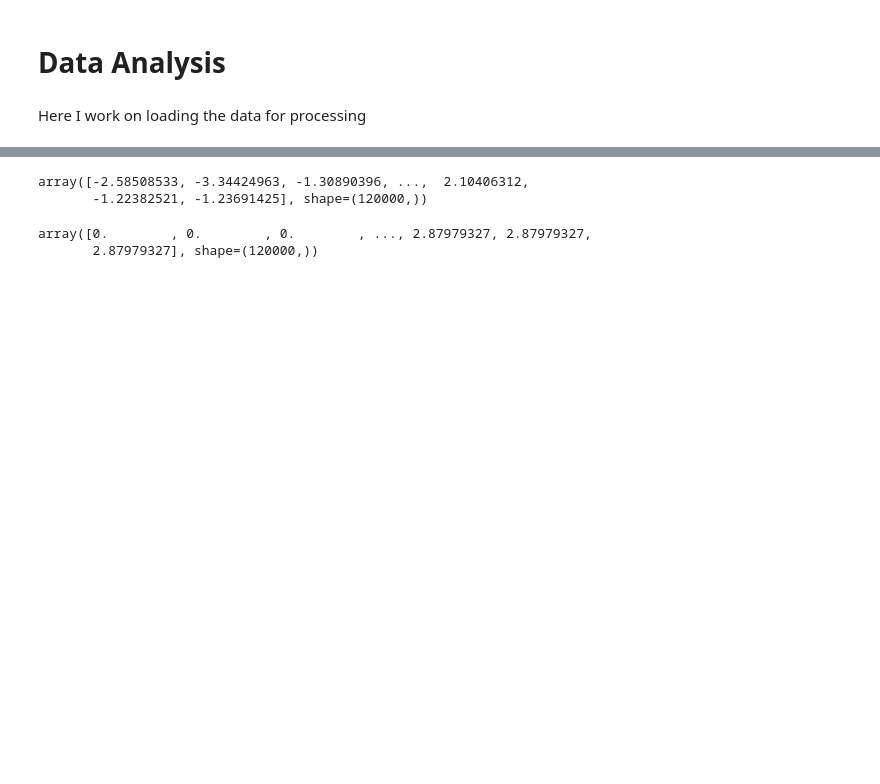
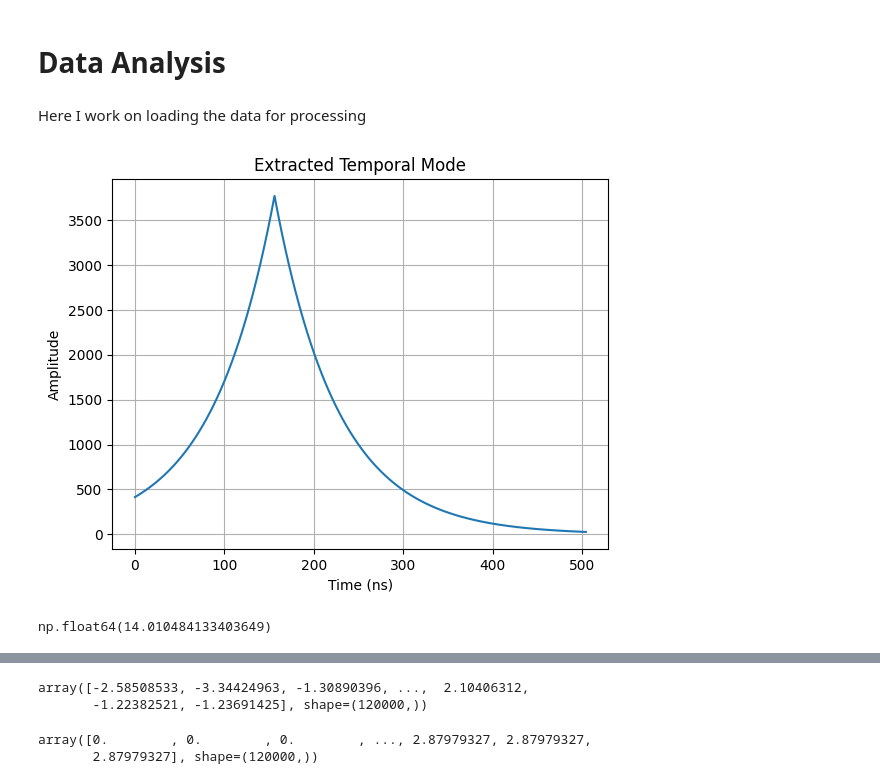
Before and after one commit to ThomasRavnborg/Homodyne-Tomography, a Jupyter notebook: DataAnalysis.ipynb, the cells around one changed output, grey strips where cells are left out. Drawn from its saved outputs; the diff is of its cells as text; code cells hidden in the pictures; blank space fills up the shorter version.

```diff
--- a/DataAnalysis.ipynb
+++ b/DataAnalysis.ipynb
@@ -11,6 +11,11 @@ import lecroy
 import os
 import sys
 from scipy.fft import rfft, irfft, rfftfreq
+# %%
+def fs(t, t0):
+    f = 9*1e6 # Hz
+    gamma = f/2*np.pi
+    return np.sqrt(gamma)*np.exp(-gamma*np.abs(t-t0))
 # %%
 # Load data
 data_folder = 'C:\\Users\\tbrav\\OneDrive\\Skrivebord\\data-tora' # Path to data folder
@@ -42,18 +47,32 @@ for ds in datasets:
     data = data.squeeze()
     globals()[ds] = data
 # %%
-# Extract vacuum data and center around 0
+# Extract vacuum data
 vacuum = data[36]
-vacuum = vacuum - np.mean(vacuum, axis=0)
-# Performing singular value decomposition to extract the temporal mode
-# Decomposes data as: U * S * V^T
-U, S, Vt = np.linalg.svd(vacuum, full_matrices=False)
-# Temporal mode is the first right singular vector
-temporal_mode = Vt[0]  # shape (T,)
-temporal_mode /= np.linalg.norm(temporal_mode)
+# Calculate mean and standard deviation for calibration
+vacuum_mean = np.mean(vacuum)
+vacuum_std = np.std(vacuum)
+vacuum_var = vacuum.var(axis=0)
 
-# Project vacuum state onto the temporal mode
-vacuum_proj = np.dot(vacuum, temporal_mode)
+# Define temporal mode from peak in variance
+temporal_mode = fs(t, t[39])  # shape (T,)
+temporal_mode /= np.sqrt(np.sum(temporal_mode**2) * dt)
+
+#temporal_mode /= np.linalg.norm(temporal_mode)
+
+plt.plot(t*1e9, temporal_mode)
+plt.title("Extracted Temporal Mode")
+plt.xlabel("Time (ns)")
+plt.ylabel("Amplitude")
+plt.grid(True)
+plt.show()
+
 # Calculate mean and standard deviation for calibration
-vacuum_mean = np.mean(vacuum_proj)
-vacuum_std = np.std(vacuum_proj)
+vacuum_mean = np.mean(vacuum)
+vacuum_std = np.std(vacuum)
+# %% [output]
+[figure, added]
+# %%
+vacuum_std
+# %% [output]
+np.float64(14.010484133403649)
```
Also changed, not shown: parts of 9 cells of this notebook.
